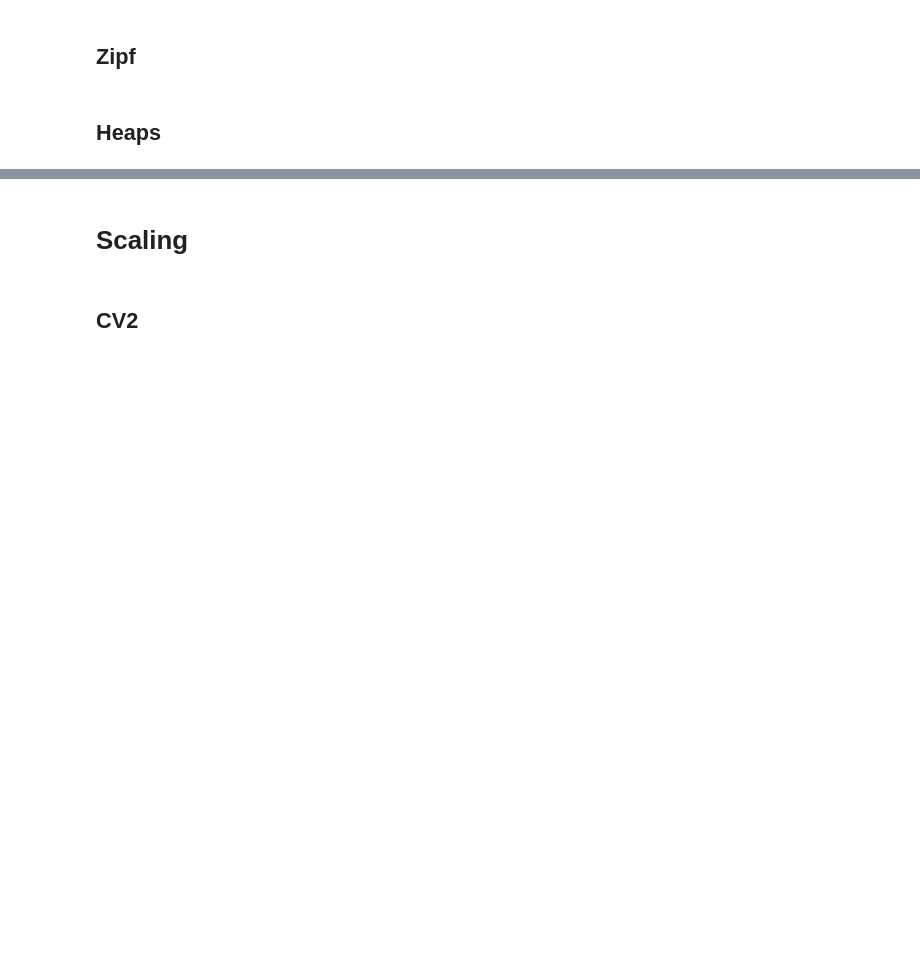
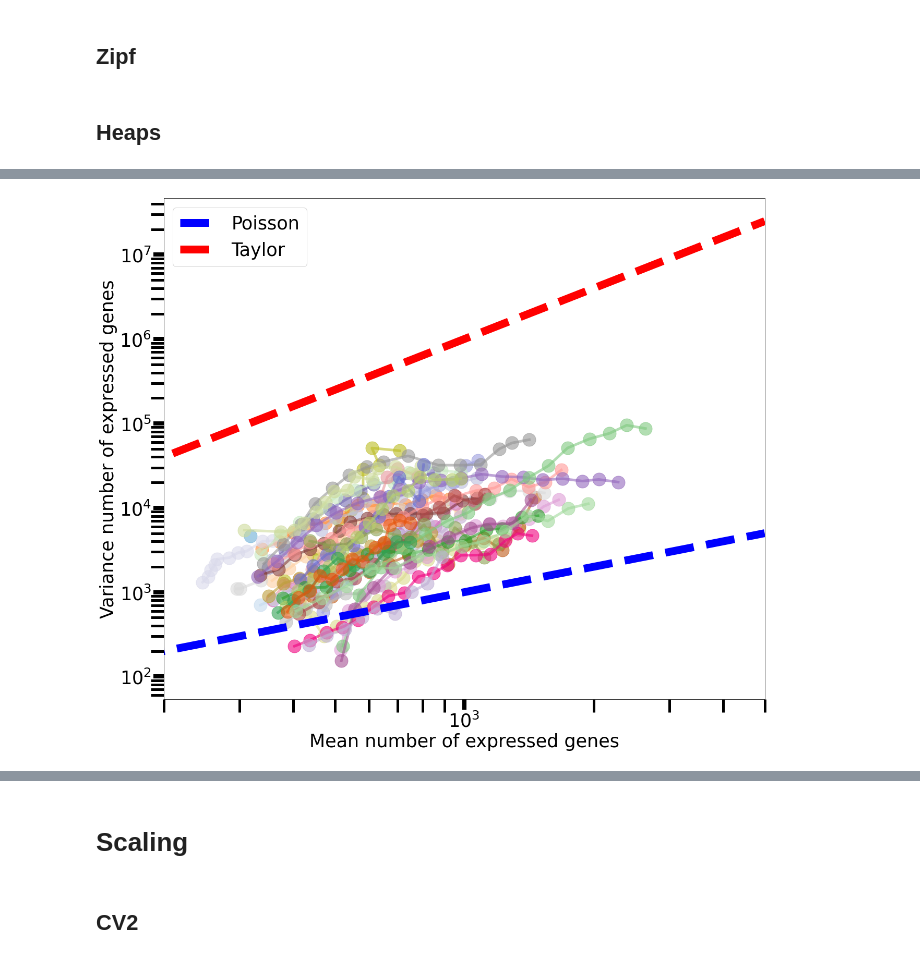
Before and after one commit to SilviaLazzardi/Emergent_Laws_in_scRNA-seq_Data, a Jupyter notebook: MouseCellAtlas/Mouse_Cell_Atlas_Data_Analysis.ipynb, the cells around one changed output, grey strips where cells are left out. Cells and saved outputs as stored; diff of their text form; code cells hidden in the pictures; blank space fills up the shorter version.

Commit message:
Add Heaps' fluctuations

```diff
--- a/MouseCellAtlas/Mouse_Cell_Atlas_Data_Analysis.ipynb
+++ b/MouseCellAtlas/Mouse_Cell_Atlas_Data_Analysis.ipynb
@@ -428,3 +428,82 @@ box = ax.get_position()
 
 plt.show()
 fig.savefig("heaps_alltissues%s_mca%s.pdf"%("" if filter_mammaryLactation else "_noLactation","_loglog" if loglog else ""))
+# %%
+from scipy.optimize import curve_fit
+def heaps_taylor(X, k):
+    return k * np.power(X, 2)
+
+def heaps_free_exponent(X, C, k):
+    return C * np.power(X, k)
+# %%
+loglog = True
+filter_mammaryLactation = True
+
+exps = []
+
+fig, ax = plt.subplots(figsize=(18,15))
+for tissue in data["frac_of"].keys():
+#for tissue in common_organs:
+    try:
+        info = load_tissue(tissue)
+    except:
+        continue
+    if ("Lactation" in tissue) and filter_mammaryLactation:
+        continue
+    #data = load_all_data("mca")
+    M = info["M"]
+    diff= info["diffWords"]
+    n_bins=25
+
+    bins = np.logspace(np.log10(M.min()),np.log10(M.max()), n_bins)
+    #bins = np.linspace(M.min(),max(M), n_bins)
+    #bins = np.quantile(M,np.linspace(0,1, n_bins))
+
+
+
+    bin_means, bin_edges, binnumber = stats.binned_statistic(M, diff,statistic='mean', bins=bins)
+    bin_stds, _, _ = stats.binned_statistic(M, diff,statistic='std', bins=bins)
+    bin_counts, _, _ = stats.binned_statistic(M, diff,statistic='count', bins=bins)
+
+    bin_stds = np.power(bin_stds,2)
+
+    mask = bin_counts > 1e2
+
+    x = bin_means[mask]
+    y = bin_stds[mask]
+    popt = [1]
+    try:
+        popt, pcov = curve_fit(heaps_free_exponent, x,y)
+        print(tissue, *popt)
+        exps.append(popt[1])
+    except:
+        print(*sys.exc_info())
+        print(tissue)
+    finally:
+        ax.plot(x, y, marker='o', lw=5, ms=25, alpha=0.6, c=get_color(tissue))
+
+x = np.linspace(100,5e3)
+ax.plot(x,x, lw=15,ls="--", c="blue", label="Poisson")
+ax.plot(x,x*x, lw =15, ls="--", c="red", label="Taylor")
+ax.set_xlabel("Mean number of expressed genes", fontsize=35)
+ax.set_ylabel("Variance number of expressed genes", fontsize=35)
+
+ax.set_xlim(200,5e3) #min UMI is 500
+
+ax.tick_params(labelsize=35, width=8, length=20)
+ax.tick_params(which="minor", labelsize=35, width=5, length=25)
+
+ax.set_xscale('log')
+ax.set_yscale('log')
+
+# Shrink current axis by 20%
+box = ax.get_position()
+#ax.set_position([box.x0, box.y0, box.width * 0.8, box.height])
+
+# Put a legend to the right of the current axis
+ax.legend(fontsize=35, ncol=1)
+
+plt.tight_layout()
+plt.show()
+fig.savefig("heaps_alltissues%s_mca%s_fluctuaction.pdf"%("" if filter_mammaryLactation else "_noLactation","_loglog" if loglog else ""))
+# %% [output]
@@ -430,0 +527 @@ fig.savefig("heaps_alltissues%s_mca%s.pdf"%("" if filter_mammaryLactation else "
+[figure, added]
```
Also changed, not shown: parts of 4 cells of this notebook.
